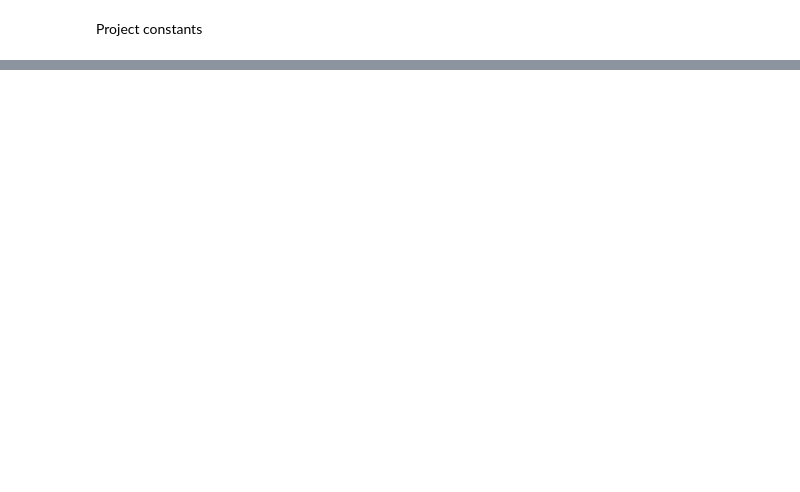
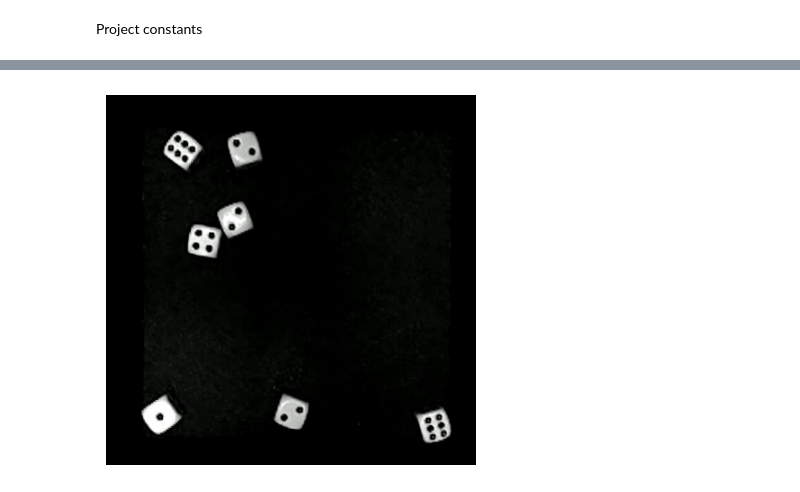
Before and after one commit to AlexLeeVT/DiceRollDetection, a Jupyter notebook: Dice_Detection.ipynb, the cells around one changed output, grey strips where cells are left out. Saved outputs shown, nothing was run; the diff lists cells and outputs as text; code cells hidden in the pictures; blank space fills up the shorter version.

```diff
--- a/Dice_Detection.ipynb
+++ b/Dice_Detection.ipynb
@@ -260,0 +451,4 @@ for path in paths2:
+# %%
+show_image(image_list[0])
+# %% [output]
+[figure, added]
```
Also changed, not shown: parts of 47 cells of this notebook, 29 other files.
